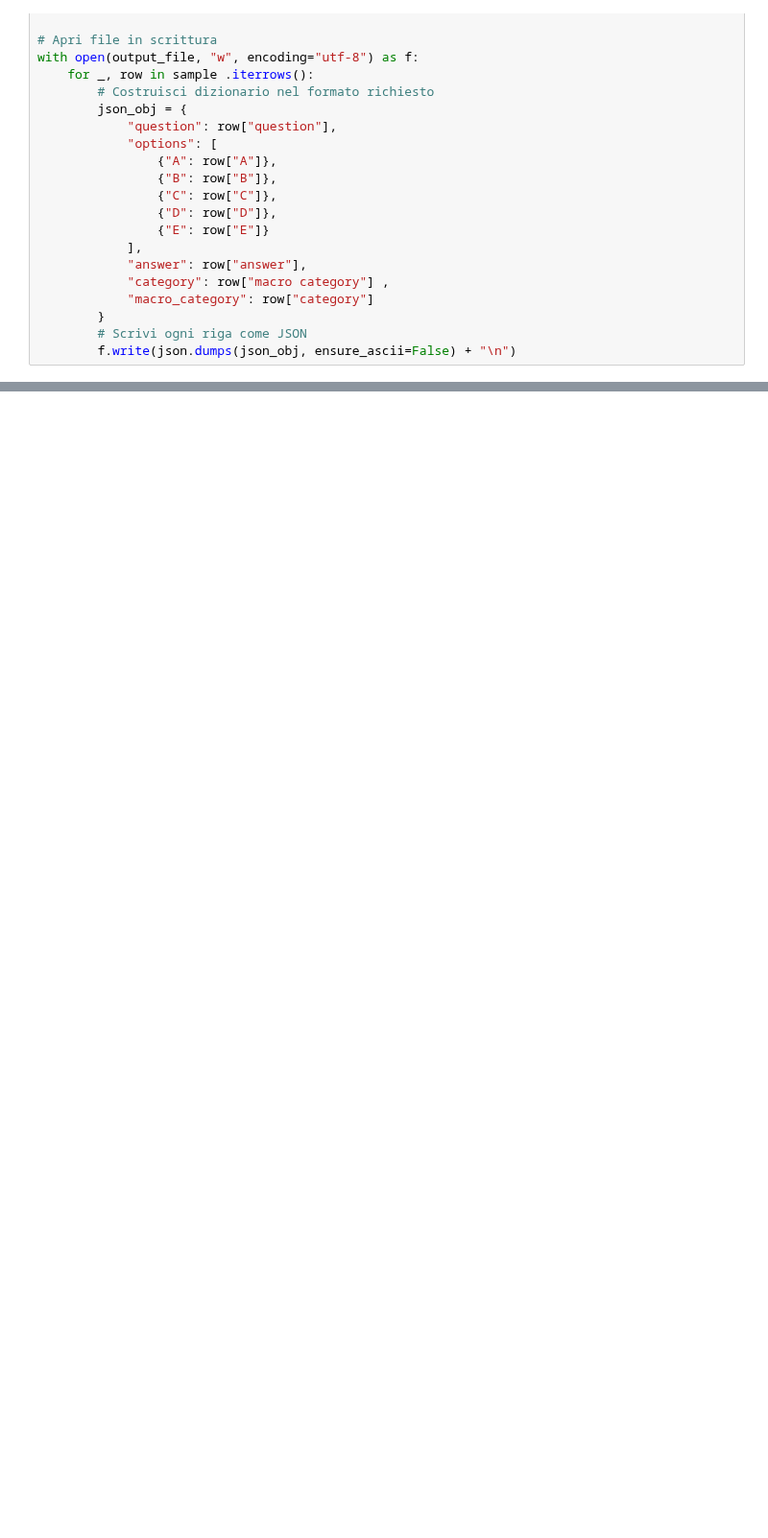
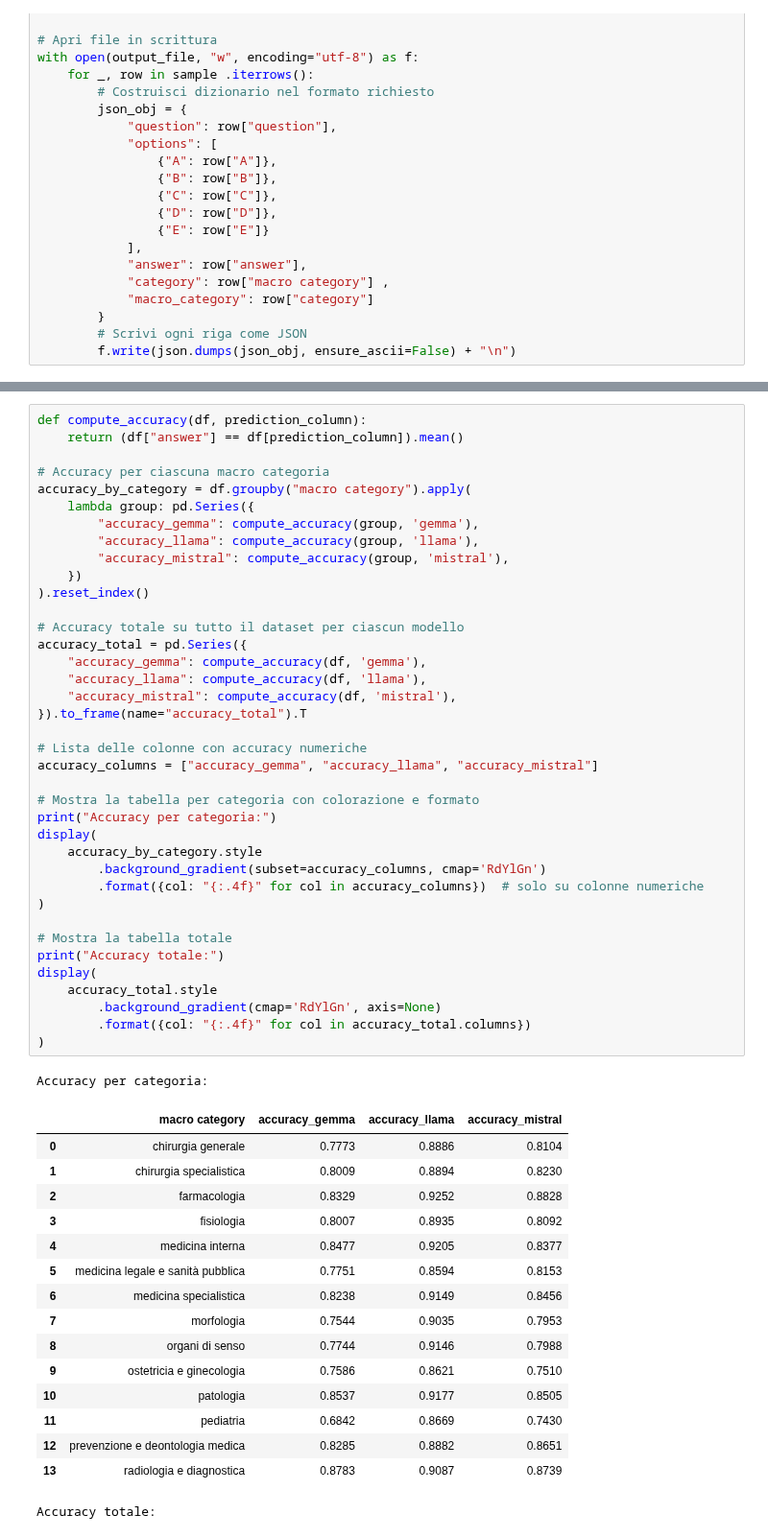
Before and after one commit to nicolobonato97/Big-Data-Analytics, a Jupyter notebook: Progetto Big Data/Benchmark.ipynb, the cells around one changed output, grey strips where cells are left out. Shown at 96% size. Cells and saved outputs as stored; diff of their text form; blank space fills up the shorter version.

```diff
--- a/Progetto Big Data/Benchmark.ipynb
+++ b/Progetto Big Data/Benchmark.ipynb
@@ -99,0 +212,56 @@ with open(output_file, "w", encoding="utf-8") as f:
+# %%
+def compute_accuracy(df, prediction_column):
+    return (df["answer"] == df[prediction_column]).mean()
+
+# Accuracy per ciascuna macro categoria
+accuracy_by_category = df.groupby("macro category").apply(
+    lambda group: pd.Series({
+        "accuracy_gemma": compute_accuracy(group, 'gemma'),
+        "accuracy_llama": compute_accuracy(group, 'llama'),
+        "accuracy_mistral": compute_accuracy(group, 'mistral'),
+    })
+).reset_index()
+
+# Accuracy totale su tutto il dataset per ciascun modello
+accuracy_total = pd.Series({
+    "accuracy_gemma": compute_accuracy(df, 'gemma'),
+    "accuracy_llama": compute_accuracy(df, 'llama'),
+    "accuracy_mistral": compute_accuracy(df, 'mistral'),
+}).to_frame(name="accuracy_total").T
+
+# Lista delle colonne con accuracy numeriche
+accuracy_columns = ["accuracy_gemma", "accuracy_llama", "accuracy_mistral"]
+
+# Mostra la tabella per categoria con colorazione e formato
+print("Accuracy per categoria:")
+display(
+    accuracy_by_category.style
+        .background_gradient(subset=accuracy_columns, cmap='RdYlGn')
+        .format({col: "{:.4f}" for col in accuracy_columns})  # solo su colonne numeriche
+)
+
+# Mostra la tabella totale
+print("Accuracy totale:")
+display(
+    accuracy_total.style
+        .background_gradient(cmap='RdYlGn', axis=None)
+        .format({col: "{:.4f}" for col in accuracy_total.columns})
+)
+# %% [output]
+Accuracy per categoria:
+|  | macro category | accuracy_gemma | accuracy_llama | accuracy_mistral |
+| 0 | chirurgia generale | 0.7773 | 0.8886 | 0.8104 |
+| 1 | chirurgia specialistica | 0.8009 | 0.8894 | 0.8230 |
+| 2 | farmacologia | 0.8329 | 0.9252 | 0.8828 |
+| 3 | fisiologia | 0.8007 | 0.8935 | 0.8092 |
+| 4 | medicina interna | 0.8477 | 0.9205 | 0.8377 |
+| 5 | medicina legale e sanità pubblica | 0.7751 | 0.8594 | 0.8153 |
+| 6 | medicina specialistica | 0.8238 | 0.9149 | 0.8456 |
+| 7 | morfologia | 0.7544 | 0.9035 | 0.7953 |
+| 8 | organi di senso | 0.7744 | 0.9146 | 0.7988 |
+| 9 | ostetricia e ginecologia | 0.7586 | 0.8621 | 0.7510 |
+| 10 | patologia | 0.8537 | 0.9177 | 0.8505 |
+| 11 | pediatria | 0.6842 | 0.8669 | 0.7430 |
+| 12 | prevenzione e deontologia medica | 0.8285 | 0.8882 | 0.8651 |
+| 13 | radiologia e diagnostica | 0.8783 | 0.9087 | 0.8739 |
+Accuracy totale:
```
Also changed, not shown: parts of 10 cells of this notebook, 9 other files.
